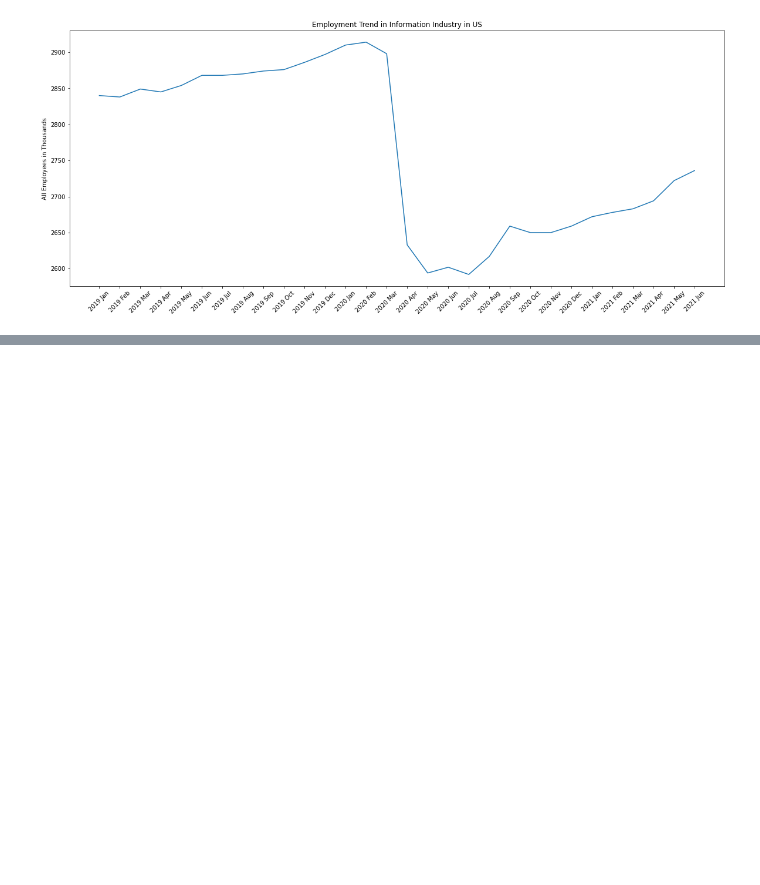
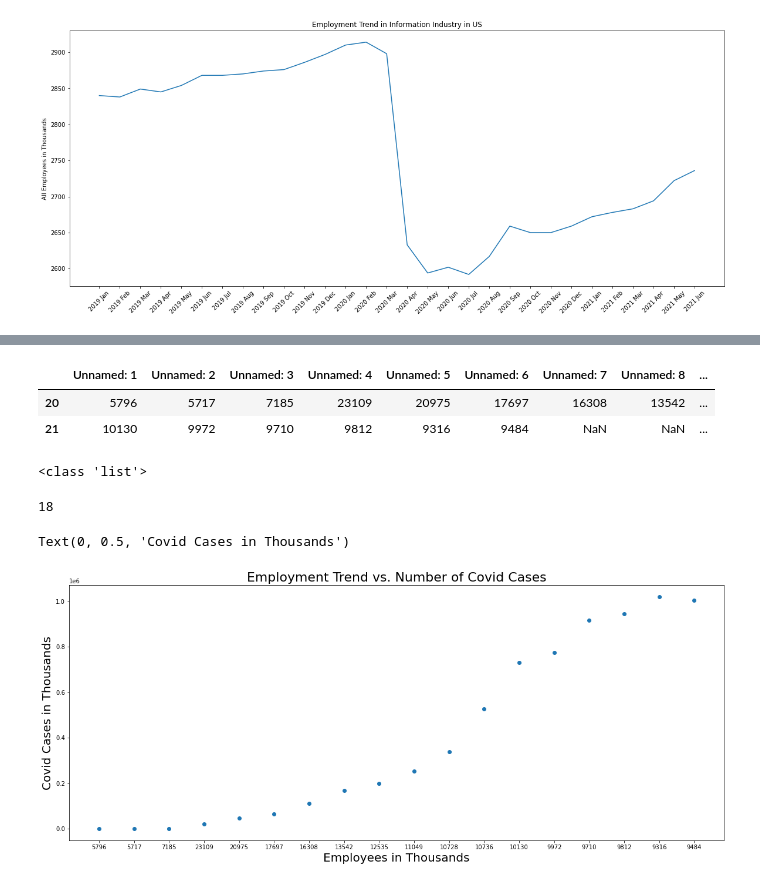
Before and after one commit to meetk5/Team-Project1, a Jupyter notebook: EmploymentAnalysis.ipynb, the cells around one changed output, grey strips where cells are left out. Saved outputs shown, nothing was run; the diff lists cells and outputs as text; code cells hidden in the pictures; blank space fills up the shorter version.

Commit message:
Updated Jupyter notebook with additional code for Covid Cases vs. Employment in US

```diff
--- a/EmploymentAnalysis.ipynb
+++ b/EmploymentAnalysis.ipynb
@@ -242,0 +243,5 @@ plt.legend(["Food Industry","Education & Health Industry","Government Services",
+# %%
+covidcases_table['Total Cases'].astype('int64')
+covidcases_table['Total Cases by Thousands'] = round(covidcases_table['Total Cases']/1000,2)
+y_axis_cases = covidcases_table.loc[:,'Total Cases by Thousands']
+y_axis_cases
@@ -242,0 +268,4 @@ plt.legend(["Food Industry","Education & Health Industry","Government Services",
+# %%
+filepath = "Data/TotalEmploymentByMonth.csv"
+EmpByMonth_table = pd.read_csv(filepath)
+EmpByMonth_table
@@ -242,0 +290,6 @@ plt.legend(["Food Industry","Education & Health Industry","Government Services",
+# %%
+#EmpByMonth_table = EmpByMonth_table.drop([0,1,2,3,4,5,6,7,8,9,10,11,12,13,14,15,16,17,18],axis = 0)
+#EmpByMonth_table = EmpByMonth_table.drop([0:9])
+Filtered_EmpByMonth = EmpByMonth_table.loc[20:21]
+#EmpByMonth_table
+Filtered_EmpByMonth
@@ -242,0 +300,34 @@ plt.legend(["Food Industry","Education & Health Industry","Government Services",
+# %%
+#Filtered_EmpByMonth.drop('Labor Force Statistics from the Current Population Survey',axis = 1)
+#Filtered_EmpByMonth.T
+del Filtered_EmpByMonth['Labor Force Statistics from the Current Population Survey']
+Filtered_EmpByMonth
+# %% [output]
+|  | Unnamed: 1 | Unnamed: 2 | Unnamed: 3 | Unnamed: 4 | Unnamed: 5 | Unnamed: 6 | Unnamed: 7 | Unnamed: 8 | ... |
+| 20 | 5796 | 5717 | 7185 | 23109 | 20975 | 17697 | 16308 | 13542 | ... |
+| 21 | 10130 | 9972 | 9710 | 9812 | 9316 | 9484 | NaN | NaN | ... |
+# %%
+x_axis_Emp = []
+print(type(x_axis_Emp))
+
+for x in range(0,12):
+    x_axis_Emp.append(Filtered_EmpByMonth.iloc[0,x])
+
+for x in range(0,6):
+    x_axis_Emp.append(Filtered_EmpByMonth.iloc[1,x])
+
+len(x_axis_Emp)
+# %% [output]
+<class 'list'>
+18
+# %%
+#EmpByMonth_table.reset_index(drop=True, inplace=True)
+plt.figure(figsize=(20,8))
+
+scatterplot = plt.scatter(x_axis_Emp,y_axis_cases)
+plt.title ("Employment Trend vs. Number of Covid Cases",fontsize = 22)
+plt.xlabel ("Employees in Thousands",fontsize = 20)
+plt.ylabel ("Covid Cases in Thousands",fontsize = 20)
+# %% [output]
+Text(0, 0.5, 'Covid Cases in Thousands')
+[figure, added]
```
Also changed, not shown: parts of 6 cells of this notebook, 14 other files.
